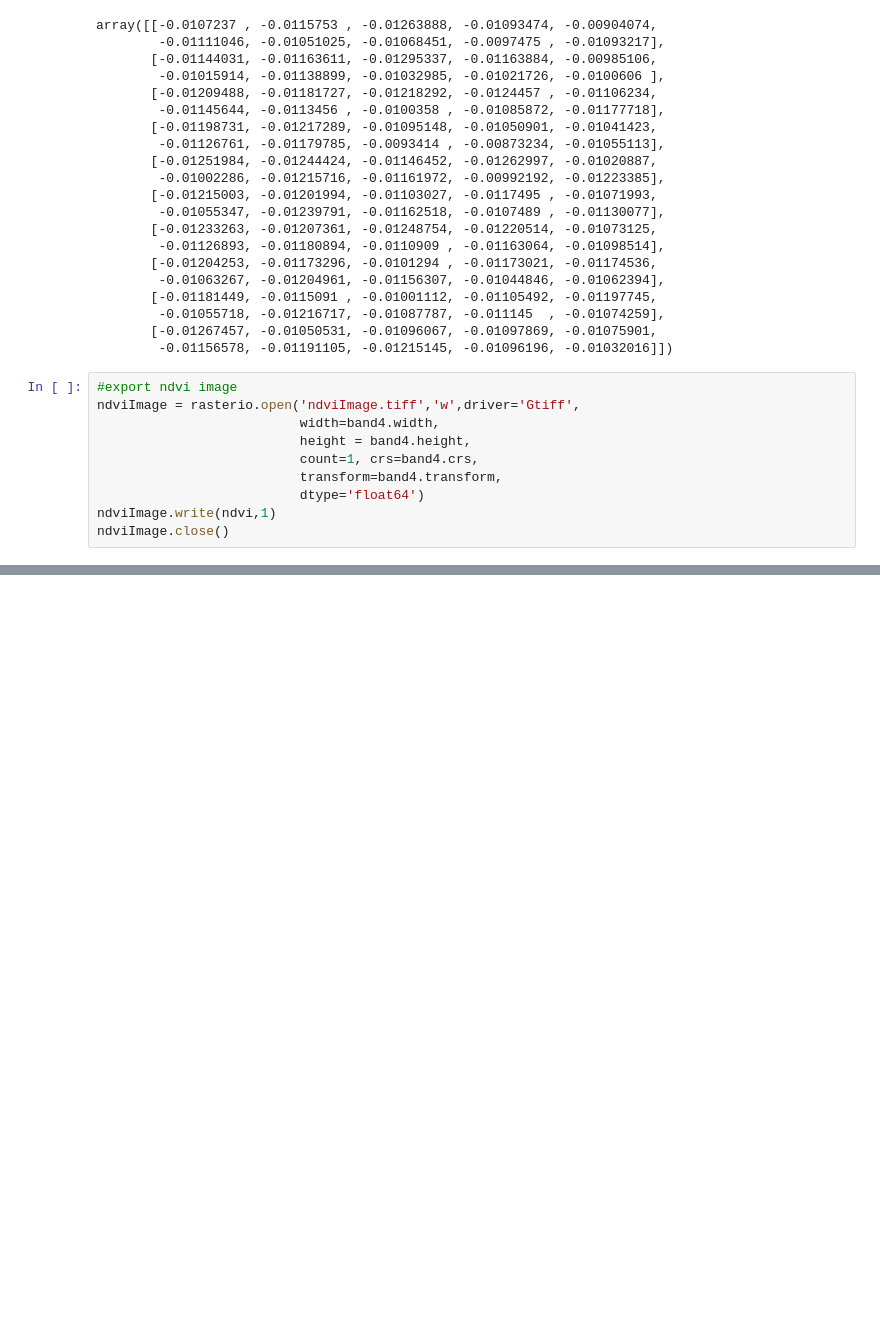
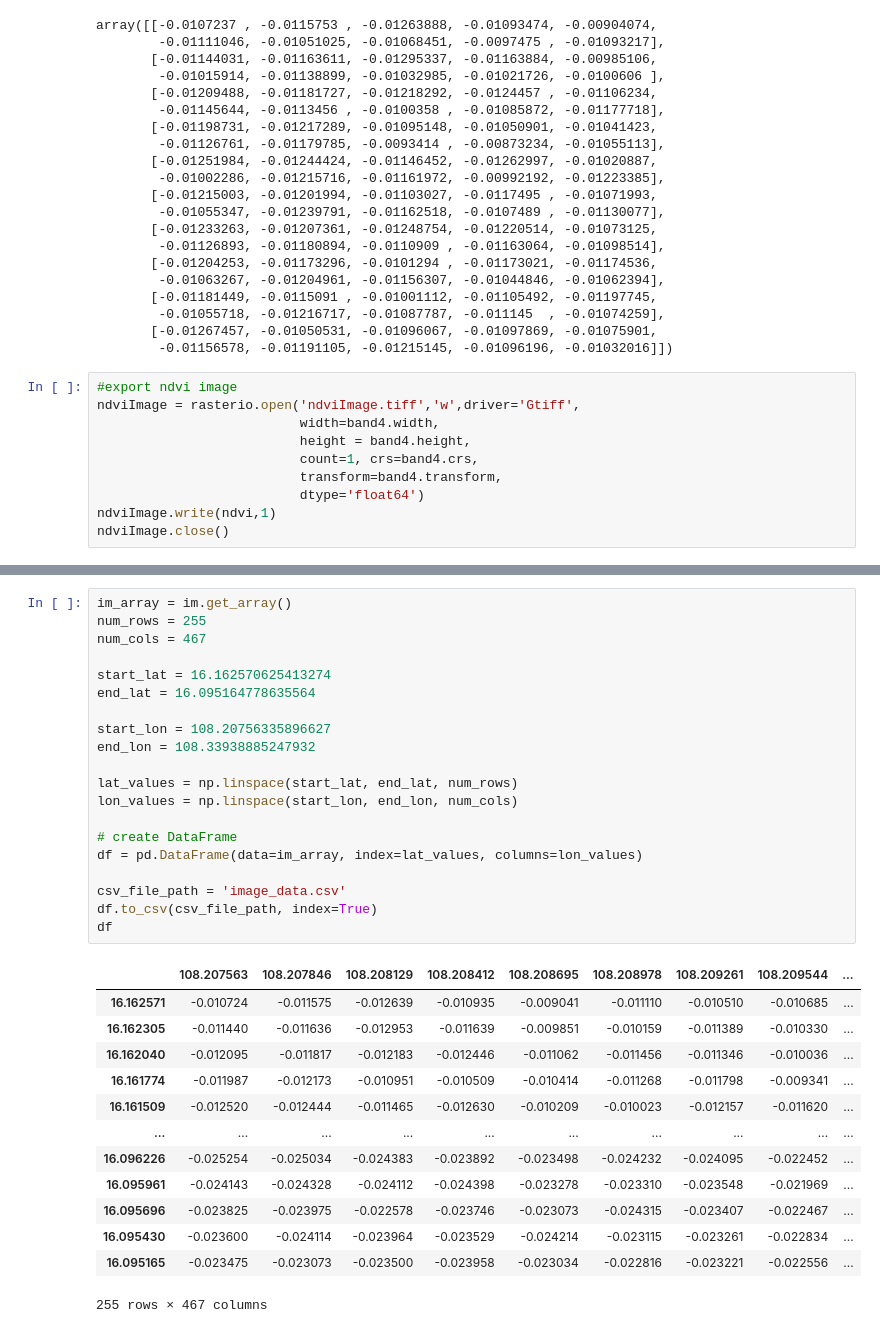
Before and after one commit to Honpg/Hon, a Jupyter notebook: Test.ipynb, the cells around one changed output, grey strips where cells are left out. Drawn from its saved outputs; the diff is of its cells as text; blank space fills up the shorter version.

```diff
--- a/Test.ipynb
+++ b/Test.ipynb
@@ -133,0 +216,34 @@ plt.show()
+# %%
+im_array = im.get_array()
+num_rows = 255
+num_cols = 467
+
+start_lat = 16.162570625413274
+end_lat = 16.095164778635564
+
+start_lon = 108.20756335896627
+end_lon = 108.33938885247932
+
+lat_values = np.linspace(start_lat, end_lat, num_rows)
+lon_values = np.linspace(start_lon, end_lon, num_cols)
+
+# create DataFrame
+df = pd.DataFrame(data=im_array, index=lat_values, columns=lon_values)
+
+csv_file_path = 'image_data.csv'
+df.to_csv(csv_file_path, index=True)
+df
+# %% [output]
+|  | 108.207563 | 108.207846 | 108.208129 | 108.208412 | 108.208695 | 108.208978 | 108.209261 | 108.209544 | ... |
+| 16.162571 | -0.010724 | -0.011575 | -0.012639 | -0.010935 | -0.009041 | -0.011110 | -0.010510 | -0.010685 | ... |
+| 16.162305 | -0.011440 | -0.011636 | -0.012953 | -0.011639 | -0.009851 | -0.010159 | -0.011389 | -0.010330 | ... |
+| 16.162040 | -0.012095 | -0.011817 | -0.012183 | -0.012446 | -0.011062 | -0.011456 | -0.011346 | -0.010036 | ... |
+| 16.161774 | -0.011987 | -0.012173 | -0.010951 | -0.010509 | -0.010414 | -0.011268 | -0.011798 | -0.009341 | ... |
+| 16.161509 | -0.012520 | -0.012444 | -0.011465 | -0.012630 | -0.010209 | -0.010023 | -0.012157 | -0.011620 | ... |
+| ... | ... | ... | ... | ... | ... | ... | ... | ... | ... |
+| 16.096226 | -0.025254 | -0.025034 | -0.024383 | -0.023892 | -0.023498 | -0.024232 | -0.024095 | -0.022452 | ... |
+| 16.095961 | -0.024143 | -0.024328 | -0.024112 | -0.024398 | -0.023278 | -0.023310 | -0.023548 | -0.021969 | ... |
+| 16.095696 | -0.023825 | -0.023975 | -0.022578 | -0.023746 | -0.023073 | -0.024315 | -0.023407 | -0.022467 | ... |
+| 16.095430 | -0.023600 | -0.024114 | -0.023964 | -0.023529 | -0.024214 | -0.023115 | -0.023261 | -0.022834 | ... |
+| 16.095165 | -0.023475 | -0.023073 | -0.023500 | -0.023958 | -0.023034 | -0.022816 | -0.023221 | -0.022556 | ... |
+255 rows × 467 columns
```
Also changed, not shown: parts of 11 cells of this notebook, 1 other file.
